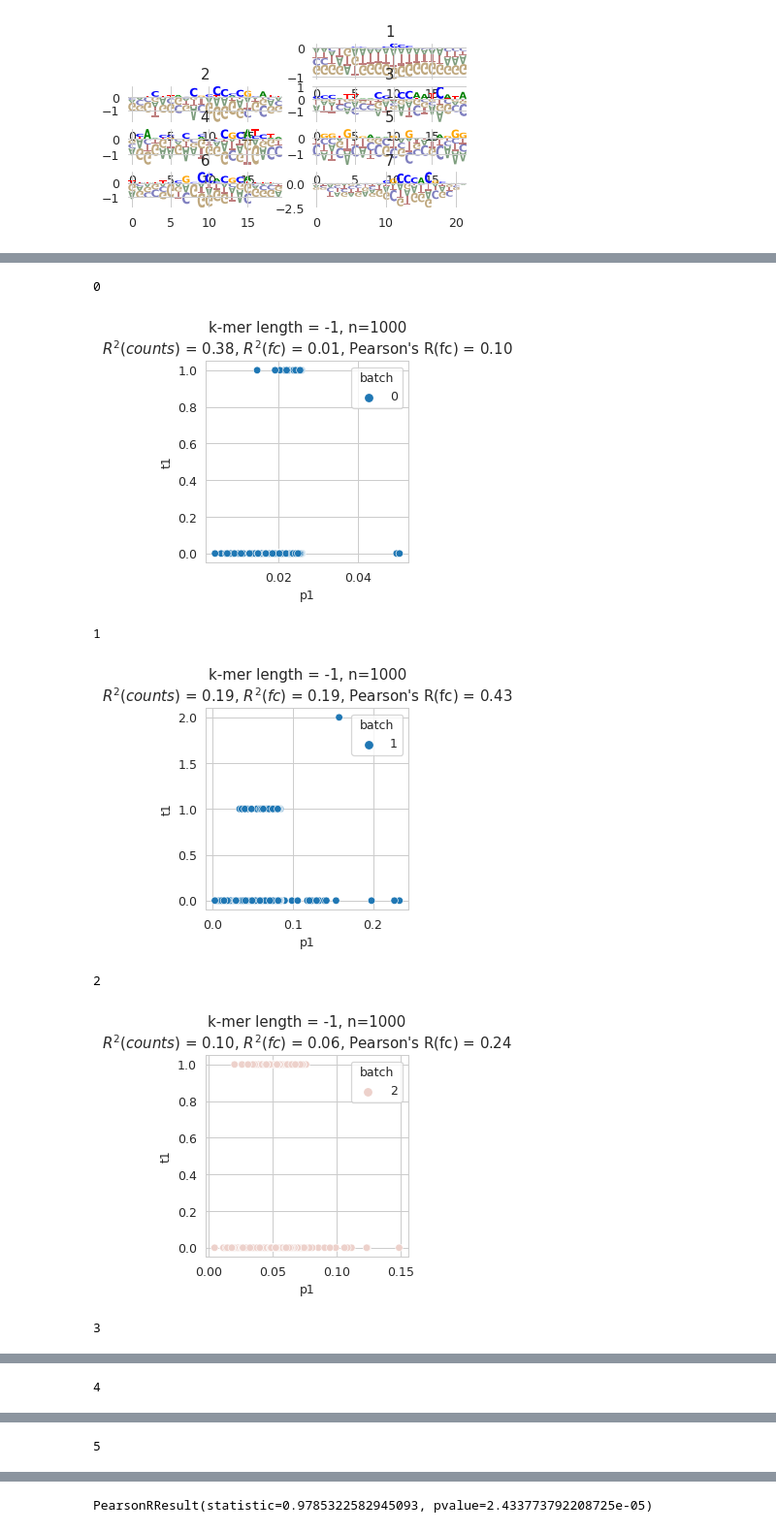
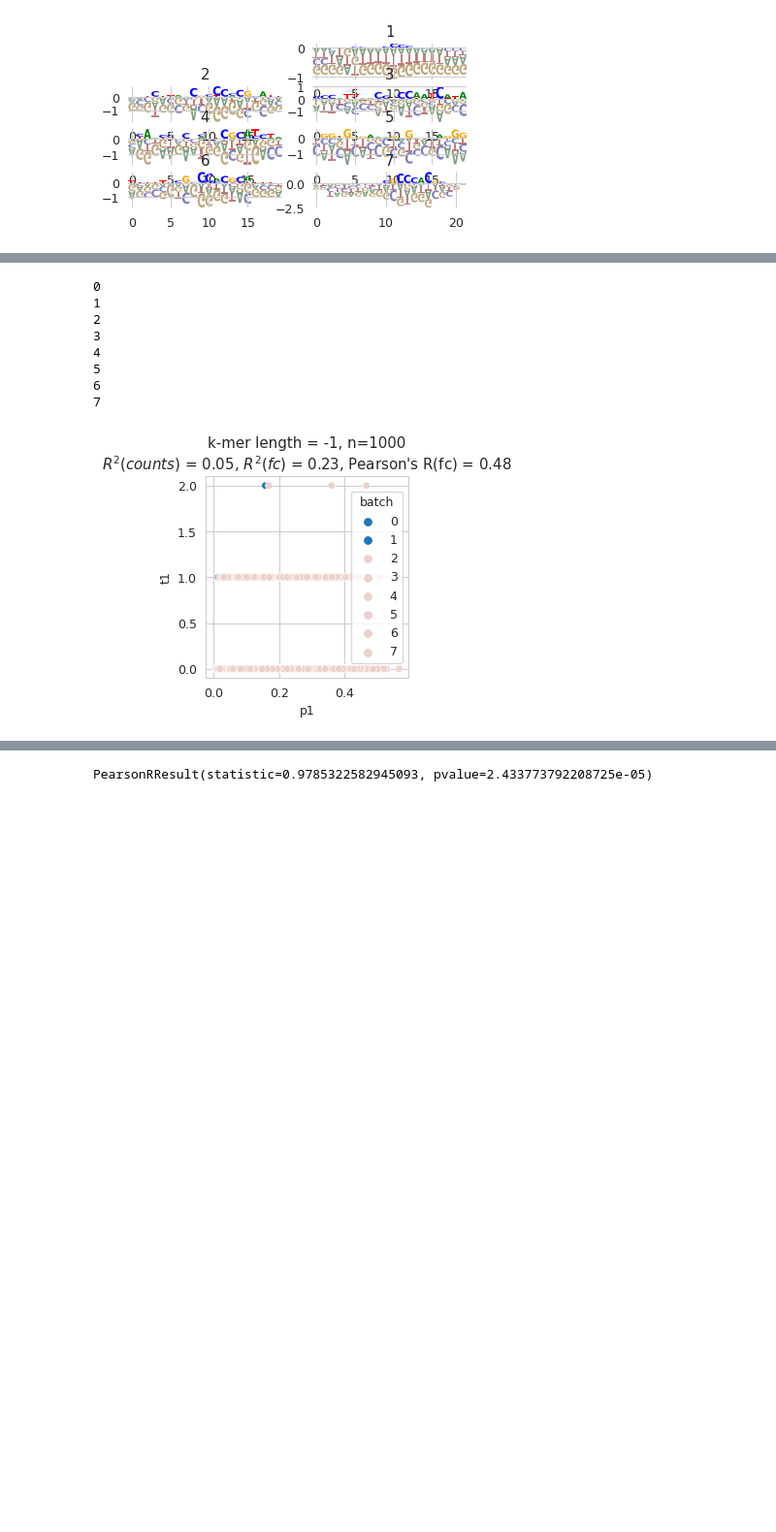
Before and after one commit to theislab/mubind, a Jupyter notebook: notebooks/concatenation/01_load_and_concatenate.ipynb, the cells around one changed output, grey strips where cells are left out. Shown at 97% size. Drawn from its saved outputs; the diff is of its cells as text; code cells hidden in the pictures; blank space fills up the shorter version.

```diff
--- a/notebooks/concatenation/01_load_and_concatenate.ipynb
+++ b/notebooks/concatenation/01_load_and_concatenate.ipynb
@@ -92,3 +100,3 @@ device = torch.device("cuda:0" if torch.cuda.is_available() else "cpu")
 # %%
-binding_modes = mb.tl.binding_modes("../../../mubind-pipeline/output/snakemake/SELEX/EGR1/*/*", device=device)
+binding_modes = mb.tl.binding_modes("../../../mubind-pipeline/output/snakemake/SELEX/[ALX1]/*/*", device=device)
 # %% [output]
@@ -223,6 +223,7 @@ model = mb.models.Multibind(
     init_random=False,
     n_batches=n_batches,
     enr_series=enr_series,
+    use_dinuc_full=True,
 ).to(device)
 # %%
 # block mononucleotide but free dinucleotide and activities to calibrate themselves during training
@@ -332,13 +320,15 @@ metrics
 | 7 | EGR1 | ZeroCycle_TTGTAC40NGTA_0_0 | TTGTAC40NGTA | /mnt/c/Users/ignacio.ibarra/Dropb... | 1000 | 512 | 0.01 | 200 | 2 | ... |
 # %%
 rcParams['figure.figsize'] = 3, 3
-scores_by_batch = mb.pl.kmer_enrichment(model, train, log_scale=False, style='scatter', ylab='t1', xlab='p1', show=True, by='batch')
+scores_by_batch = mb.pl.kmer_enrichment(model, train, log_scale=False, style='scatter', ylab='t1', xlab='p1', show=False, by='batch')
 df_batch = pd.DataFrame(scores_by_batch).T
 # %% [output]
 0
+1
+2
+3
+4
+5
+6
+7
-[figure, old version]
+[figure, new version]
-1
-[figure, removed]
-2
-[figure, removed]
-3
@@ -346 +334,0 @@ df_batch = pd.DataFrame(scores_by_batch).T
-4
@@ -348 +334,0 @@ df_batch = pd.DataFrame(scores_by_batch).T
-5
```
Also changed, not shown: parts of 33 cells of this notebook, 7 other files.
